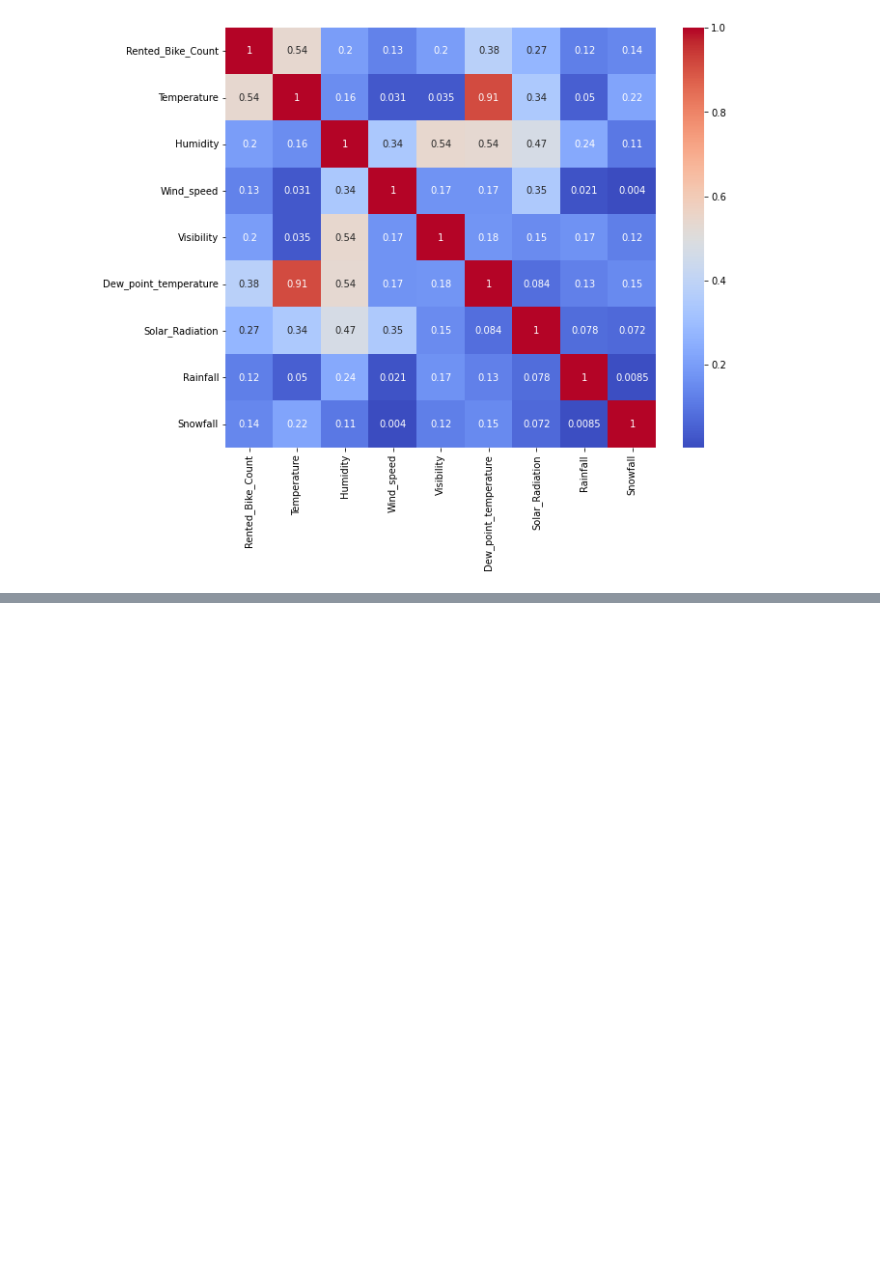
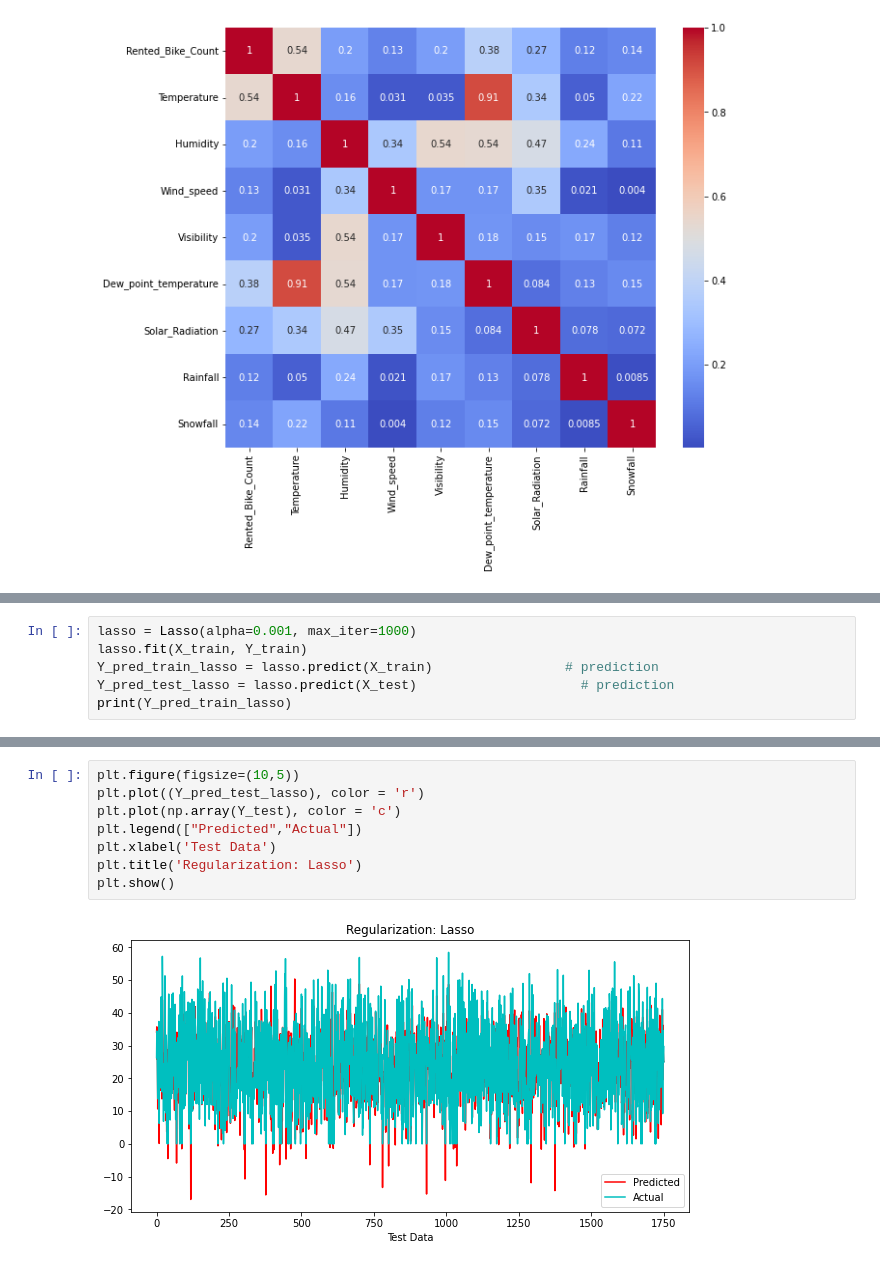
Before and after one commit to JayaVishwa/Bike_Sharing_Demand_Prediction, a Jupyter notebook: Bike Sharing Demand Prediction - Capstone Project (1).ipynb, the cells around one changed output, grey strips where cells are left out. Cells and saved outputs as stored; diff of their text form; blank space fills up the shorter version.

```diff
--- a/Bike Sharing Demand Prediction - Capstone Project (1).ipynb
+++ b/Bike Sharing Demand Prediction - Capstone Project (1).ipynb
@@ -529,0 +789,6 @@ sns.heatmap(abs(df.corr()), cmap='coolwarm', annot=True )
+# %%
+lasso = Lasso(alpha=0.001, max_iter=1000)
+lasso.fit(X_train, Y_train)
+Y_pred_train_lasso = lasso.predict(X_train)                 # prediction
+Y_pred_test_lasso = lasso.predict(X_test)                     # prediction
+print(Y_pred_train_lasso)
@@ -529,0 +849,10 @@ sns.heatmap(abs(df.corr()), cmap='coolwarm', annot=True )
+# %%
+plt.figure(figsize=(10,5))
+plt.plot((Y_pred_test_lasso), color = 'r')
+plt.plot(np.array(Y_test), color = 'c')
+plt.legend(["Predicted","Actual"])
+plt.xlabel('Test Data')
+plt.title('Regularization: Lasso')
+plt.show()
+# %% [output]
+[figure, added]
```
Also changed, not shown: parts of 91 cells of this notebook.
